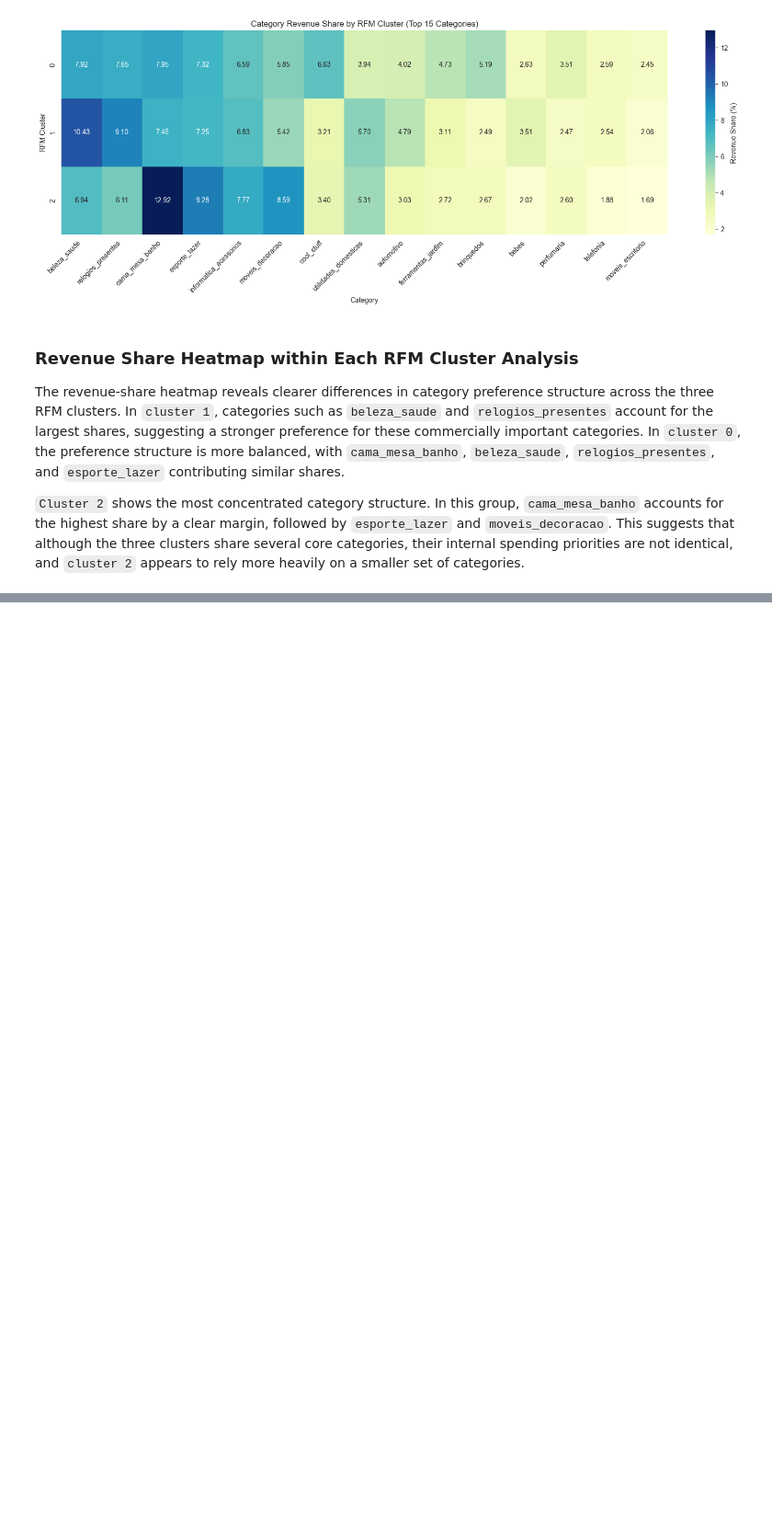
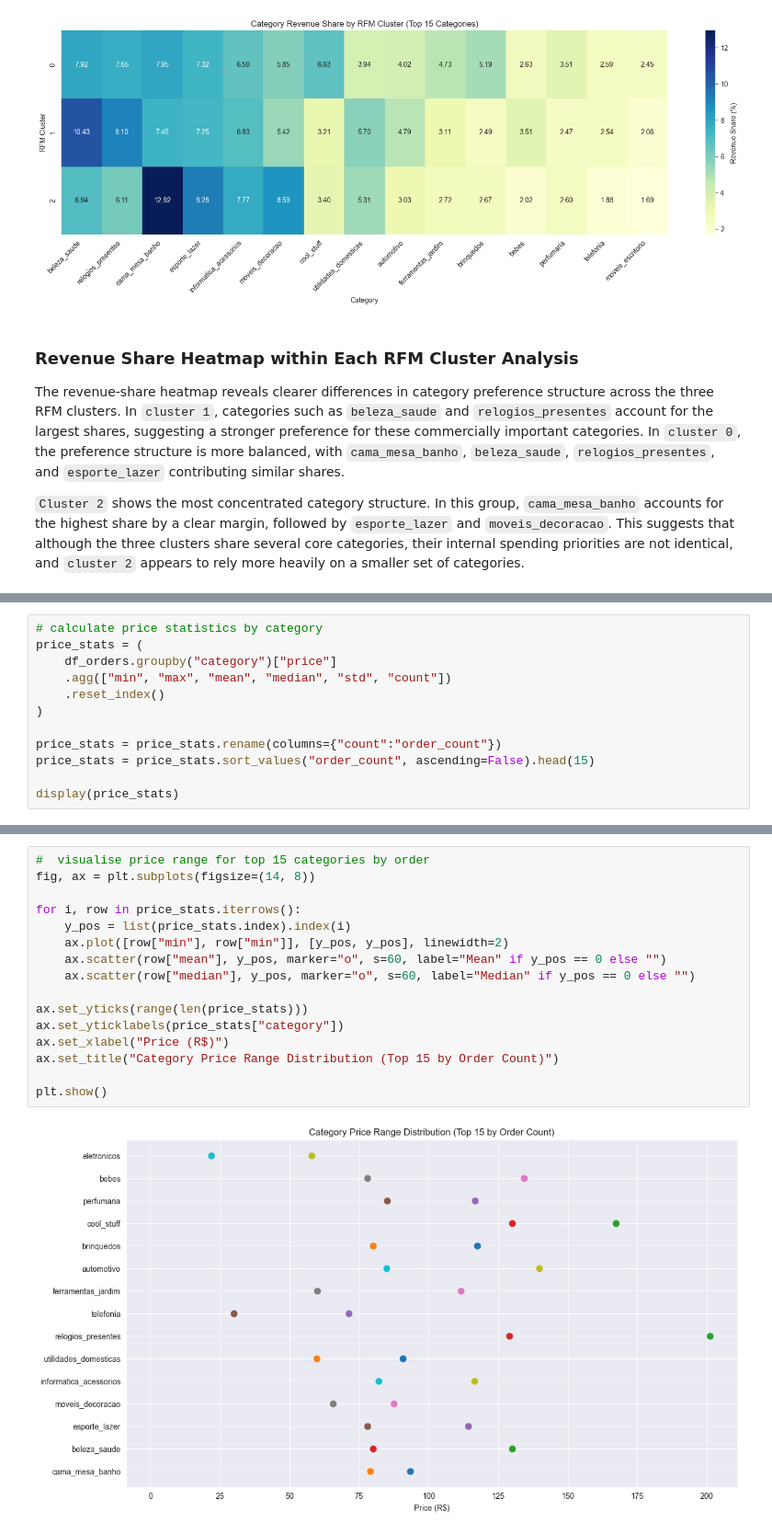
Before and after one commit to WangXin154/E-commerce_decision-making-_intelligence, a Jupyter notebook: Statistical_analysis_report/03_Product_Category_Analysis.ipynb, the cells around one changed output, grey strips where cells are left out. Shown at 92% size. Drawn from its saved outputs; the diff is of its cells as text; blank space fills up the shorter version.

```diff
--- a/Statistical_analysis_report/03_Product_Category_Analysis.ipynb
+++ b/Statistical_analysis_report/03_Product_Category_Analysis.ipynb
@@ -1430,0 +1437,12 @@ The revenue-share heatmap reveals clearer differences in category preference str
+# %%
+# calculate price statistics by category
+price_stats = (
+    df_orders.groupby("category")["price"]
+    .agg(["min", "max", "mean", "median", "std", "count"])
+    .reset_index()
+)
+
+price_stats = price_stats.rename(columns={"count":"order_count"})
+price_stats = price_stats.sort_values("order_count", ascending=False).head(15)
+
+display(price_stats)
@@ -1430,0 +1466,18 @@ The revenue-share heatmap reveals clearer differences in category preference str
+# %%
+#  visualise price range for top 15 categories by order
+fig, ax = plt.subplots(figsize=(14, 8))
+
+for i, row in price_stats.iterrows():
+    y_pos = list(price_stats.index).index(i)
+    ax.plot([row["min"], row["min"]], [y_pos, y_pos], linewidth=2)
+    ax.scatter(row["mean"], y_pos, marker="o", s=60, label="Mean" if y_pos == 0 else "")
+    ax.scatter(row["median"], y_pos, marker="o", s=60, label="Median" if y_pos == 0 else "")
+
+ax.set_yticks(range(len(price_stats)))
+ax.set_yticklabels(price_stats["category"])
+ax.set_xlabel("Price (R$)")
+ax.set_title("Category Price Range Distribution (Top 15 by Order Count)")
+
+plt.show()
+# %% [output]
+[figure, added]
```
Also changed, not shown: parts of 35 cells of this notebook.
